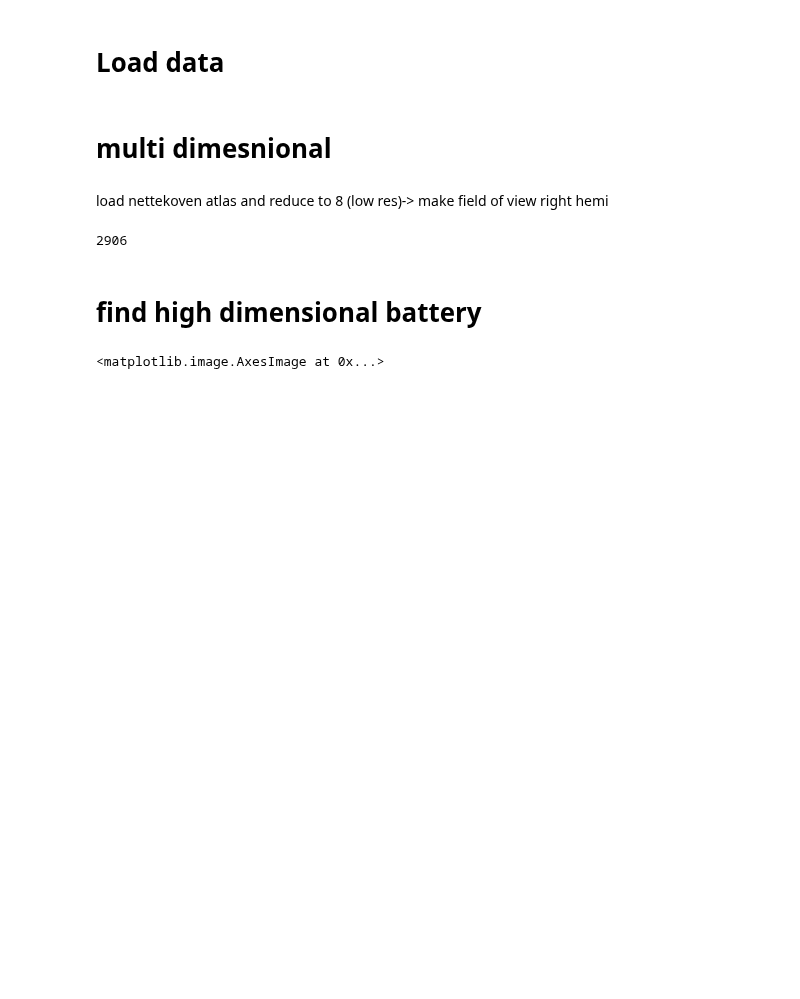
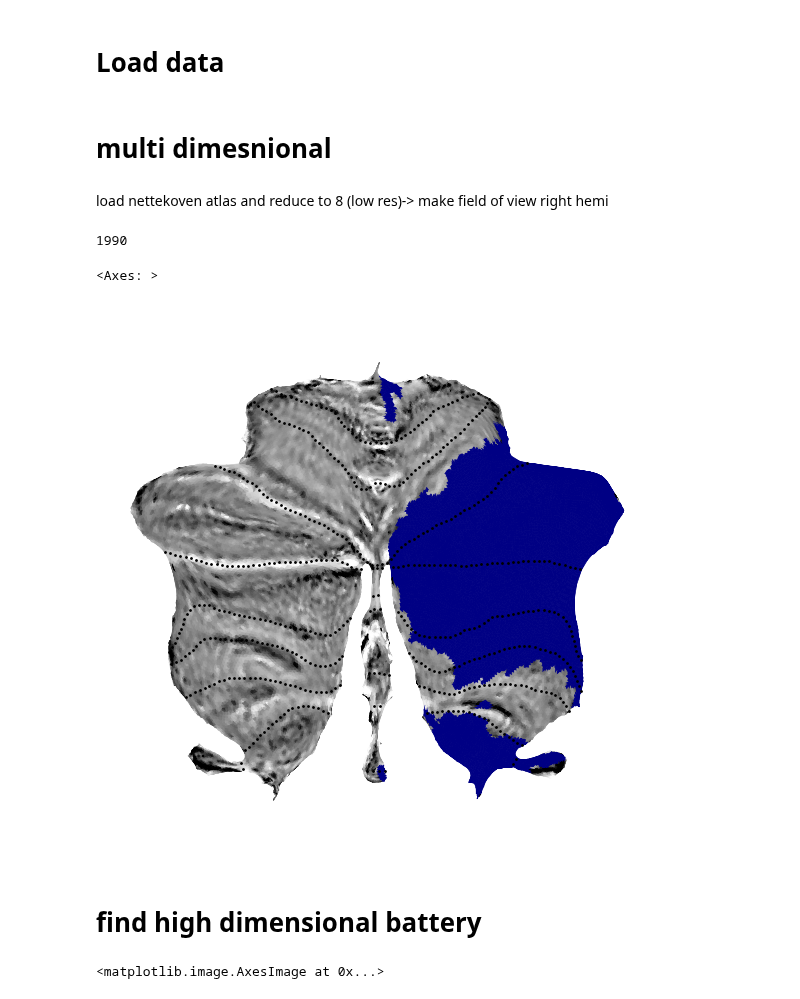
Before and after one commit to DiedrichsenLab/OptimalBattery, a Jupyter notebook: notebooks/10.real_singlevsmulti.ipynb, the cells around one changed output. Saved outputs shown, nothing was run; the diff lists cells and outputs as text; code cells hidden in the pictures; blank space fills up the shorter version.

```diff
--- a/notebooks/10.real_singlevsmulti.ipynb
+++ b/notebooks/10.real_singlevsmulti.ipynb
@@ -124,13 +111,20 @@ flat_mapping = {k: v for keys, v in region_mapping.items() for k in keys}
 # Vectorized mapping function
 parcelation_8 = np.vectorize(lambda x: flat_mapping.get(int(x), x))(parcelation_32)
 # %%
-ROI_to_include = [5,6,7,8] # all regions in the right hemisphere
+ROI_to_include = [7,8] # all regions in the right hemisphere
 # make a mask of the cerebellum
 ROI_mask = np.isin(parcelation_8, ROI_to_include).astype(int)
 ROI_indices = np.where(ROI_mask == 1)[0]
 len(ROI_indices)
 # %% [output]
-2906
+1990
+# %%
+mask_img = atlas.data_to_nifti(ROI_mask)
+surface = suit.flatmap.vol_to_surf(mask_img,stats='mode')
+suit.flatmap.plot(data=surface,overlay_type='label')
+# %% [output]
+<Axes: >
+[figure, added]
 # %%
 # make variables torch
 device = pt.device('cuda' if pt.cuda.is_available() else 'cpu')
```
Also changed, not shown: parts of 23 cells of this notebook, 5 other files.
